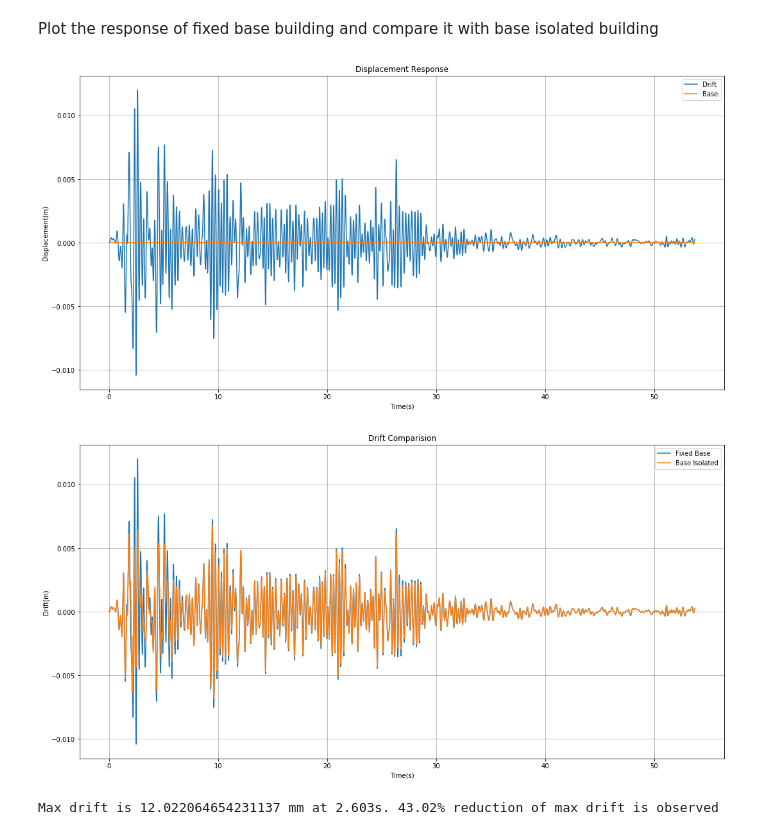
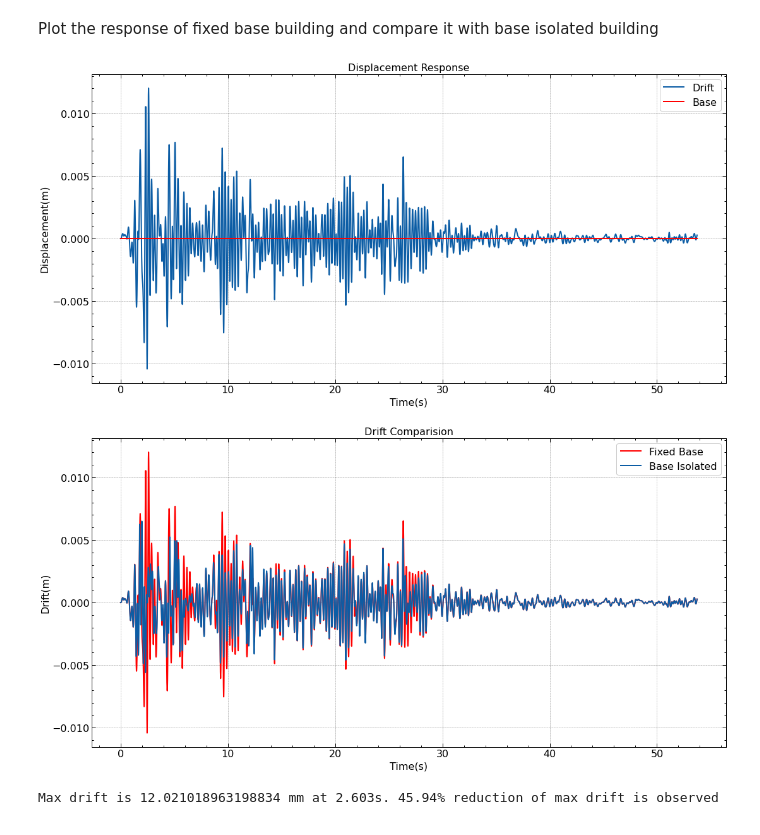
Before and after one commit to nkalauni/low-cost-base-isolation, a Jupyter notebook: direct_method.ipynb, the cells around one changed output. Cells and saved outputs as stored; diff of their text form; code cells hidden in the pictures.

```diff
--- a/direct_method.ipynb
+++ b/direct_method.ipynb
@@ -245,3 +262,13 @@ len(S0[0])
 53741
 # %% [markdown]
 Plot the structural responses
+# %%
+drift = np.array(S0[0]) - np.array(S0[2])
+fig = plt.figure(figsize = (18,9))
+ax = fig.add_subplot(111)
+h1, = ax.plot(t, drift)
+ax.legend([h1, ], ['Drift', ])
+ax.set_ylabel('Displacement(m)')
+ax.set_xlabel('Time(s)')
+plt.title('Displacement Response')
+plt.show()
@@ -316,3 +358,8 @@ Find the response for fixed base building by assuming $\mu = 1000$. Construct a
 # %%
 mu = 1000
 S1 = [[0],[0],[0],[0],[0],[0],[0],[0]]
+acc1 = [[], [], [], []]
+S1_d = dSdt(t, [a[0] for a in S1], inter[0])
+for i in range(len(acc)):
+    acc1[i].append(S0_d[2*i + 1])
+acc1
@@ -323,8 +372,11 @@ for i in range(len(t)-1):
     time = (t[i], t[i+1])
     #ans = integrate.odeint(dSdt, [a[i] for a in S1] , time, args)
     ans = integrate.solve_ivp(dSdt, time, [a[i] for a in S1], method = 'BDF', t_eval = time, args = args,
-                   rtol = 1e-10, atol = 1e-10)
+                   rtol = 1e-8, atol = 1e-8)
     for j in range(len(S1)):
         #S1[j].append(ans[1][j])
         S1[j].append(ans.y[j,1])
+    S_d = dSdt(time, [a[i+1] for a in S1], inter[i+1])
+    for i in range(len(acc1)):
+        acc1[i].append(S_d[2*i + 1])
 # %%
@@ -334,36 +386,35 @@ len(S1[0])
 # %% [markdown]
 Plot the response of fixed base building and compare it with base isolated building
 # %%
+drift_fix = np.array(S1[0]) - np.array(S1[2])
 fig = plt.figure(figsize = (18,9))
 ax = fig.add_subplot(111)
-h1, = ax.plot(t, np.array(S1[0]) - np.array(S1[2]))
-h2, = ax.plot(t, S1[2])
+h1, = ax.plot(t, drift_fix)
+h2, = ax.plot(t, S1[2], color = 'red')
 ax.legend([h1, h2], ['Drift', 'Base'])
 ax.set_ylabel('Displacement(m)')
 ax.set_xlabel('Time(s)')
-ax.grid()
 plt.title('Displacement Response')
 plt.show()
 # %% [output]
-[figure, old version]
+[figure, new version]
 # %%
 fig = plt.figure(figsize = (18,9))
 ax = fig.add_subplot(111)
-h1, = ax.plot(t, np.array(S1[0]) - np.array(S1[2]))
-h2, = ax.plot(t, np.array(S0[0]) - np.array(S0[2]))
+h1, = ax.plot(t, drift_fix, color = 'red')
+h2, = ax.plot(t, drift)
 ax.legend([h1, h2], ['Fixed Base', 'Base Isolated'])
 ax.set_ylabel('Drift(m)')
 ax.set_xlabel('Time(s)')
-ax.grid()
 plt.title('Drift Comparision')
 plt.show()
 # %% [output]
-[figure, old version]
+[figure, new version]
 # %%
-abs_drift = np.absolute(np.array(S1[0]) - np.array(S1[2]))
-drift_max_fix = np.amax(abs_drift) * 1000
-time_max = t[np.argmax(abs_drift)]
+abs_drift_fix = np.absolute(drift_fix)
+drift_max_fix = np.amax(abs_drift_fix) * 1000
+time_max = t[np.argmax(abs_drift_fix)]
 reduce = (drift_max_fix - drift_max)/drift_max_fix * 100
 print(f'Max drift is {drift_max_fix} mm at {time_max}s. {reduce:.2f}% reduction of max drift is observed')
 # %% [output]
-Max drift is 12.022064654231137 mm at 2.603s. 43.02% reduction of max drift is observed
+Max drift is 12.021018963198834 mm at 2.603s. 45.94% reduction of max drift is observed
```
Also changed, not shown: parts of 28 cells of this notebook.
